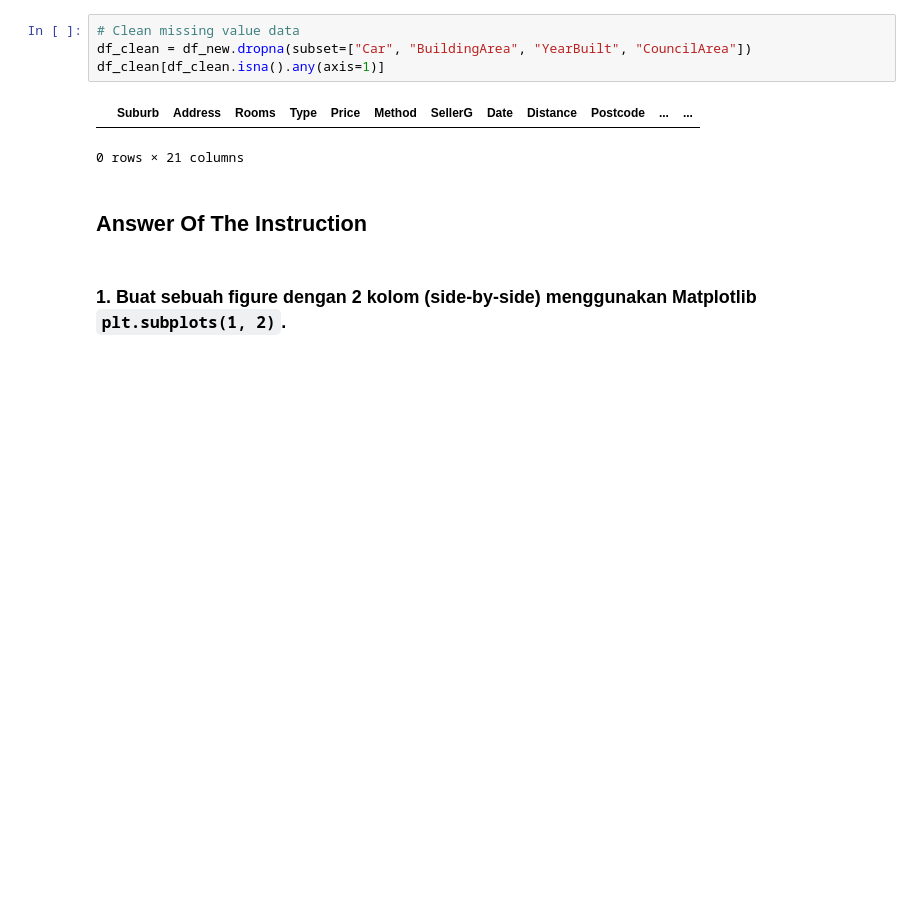
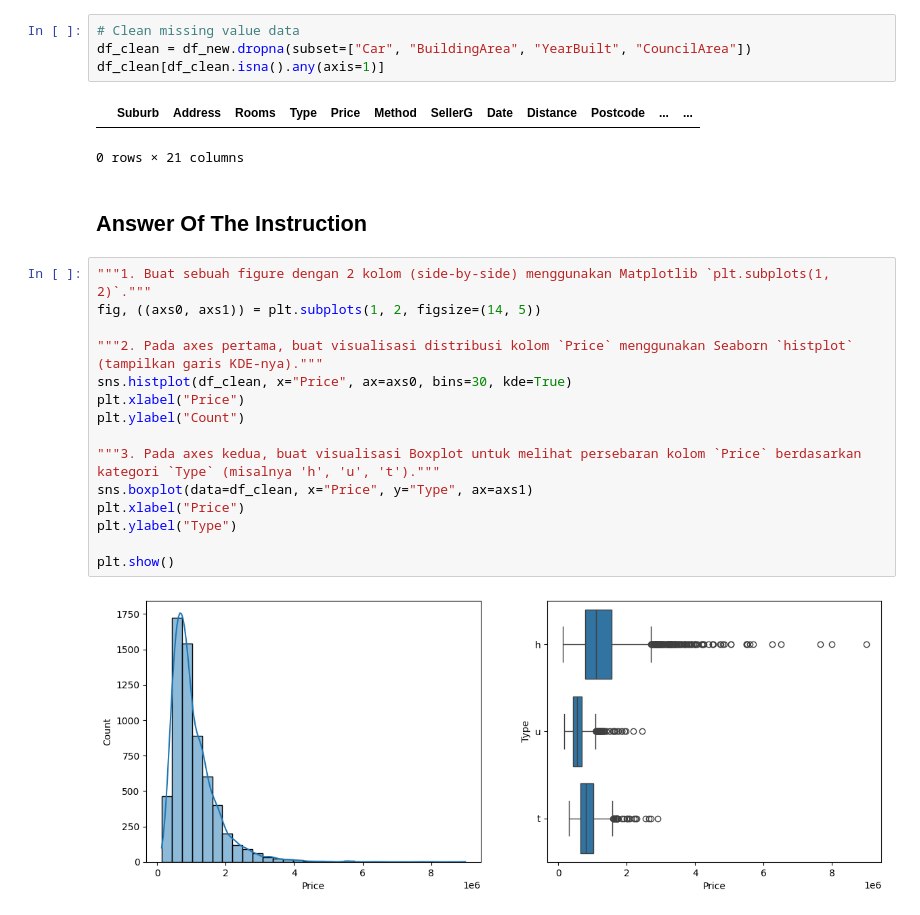
Before and after one commit to fauzan18296/Exercise-Visualisasi-And-StorytellingData, a Jupyter notebook: exercise.ipynb, the cells around one changed output. Saved outputs shown, nothing was run; the diff lists cells and outputs as text; blank space fills up the shorter version.

```diff
--- a/exercise.ipynb
+++ b/exercise.ipynb
@@ -89,5 +89,20 @@ df_clean[df_clean.isna().any(axis=1)]
 0 rows × 21 columns
 # %% [markdown]
 ## Answer Of The Instruction
-# %% [markdown]
-### 1. Buat sebuah figure dengan 2 kolom (side-by-side) menggunakan Matplotlib `plt.subplots(1, 2)`.
+# %%
+"""1. Buat sebuah figure dengan 2 kolom (side-by-side) menggunakan Matplotlib `plt.subplots(1, 2)`."""
+fig, ((axs0, axs1)) = plt.subplots(1, 2, figsize=(14, 5))
+
+"""2. Pada axes pertama, buat visualisasi distribusi kolom `Price` menggunakan Seaborn `histplot` (tampilkan garis KDE-nya)."""
+sns.histplot(df_clean, x="Price", ax=axs0, bins=30, kde=True)
+plt.xlabel("Price")
+plt.ylabel("Count")
+
+"""3. Pada axes kedua, buat visualisasi Boxplot untuk melihat persebaran kolom `Price` berdasarkan kategori `Type` (misalnya 'h', 'u', 't')."""
+sns.boxplot(data=df_clean, x="Price", y="Type", ax=axs1)
+plt.xlabel("Price")
+plt.ylabel("Type")
+
+plt.show()
+# %% [output]
+[figure, added]
```
